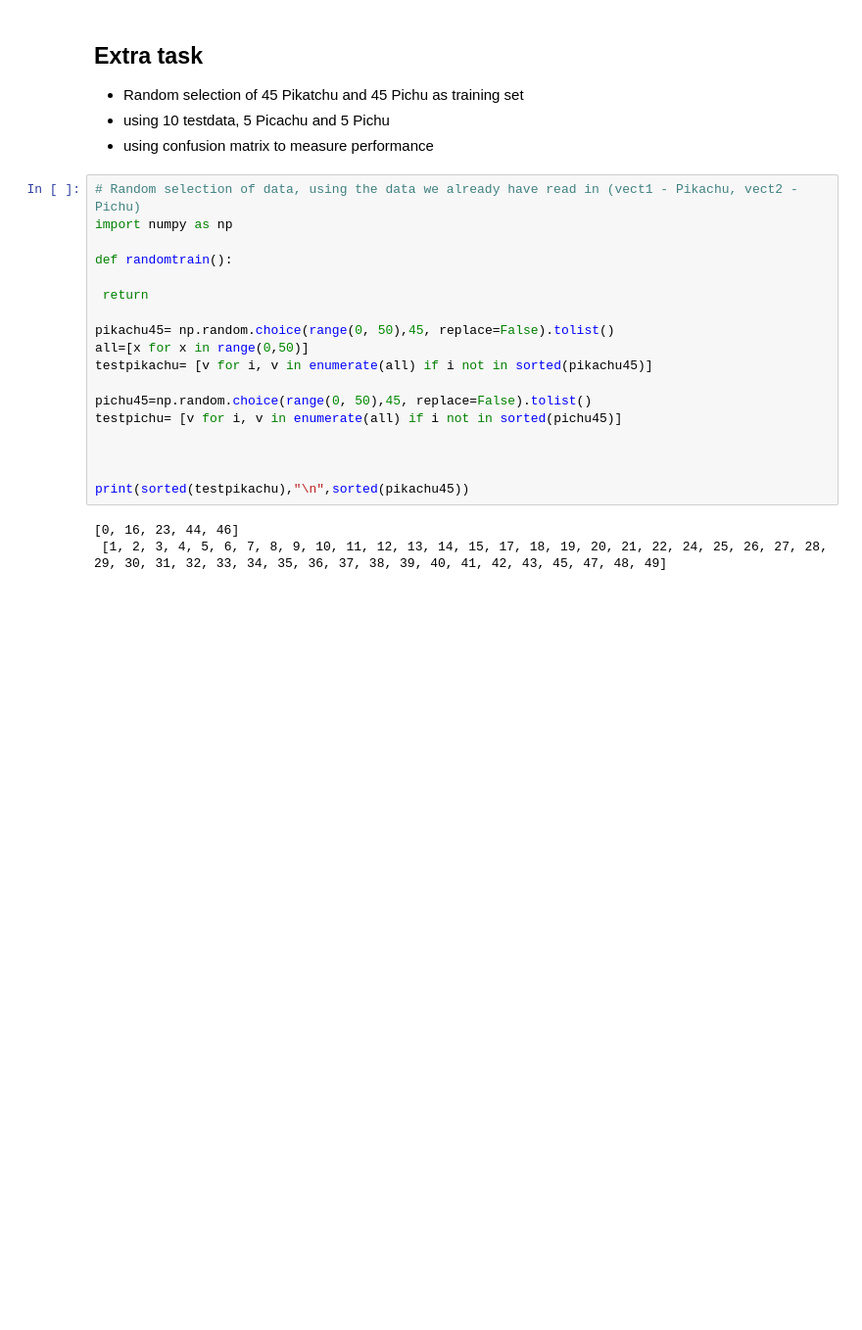
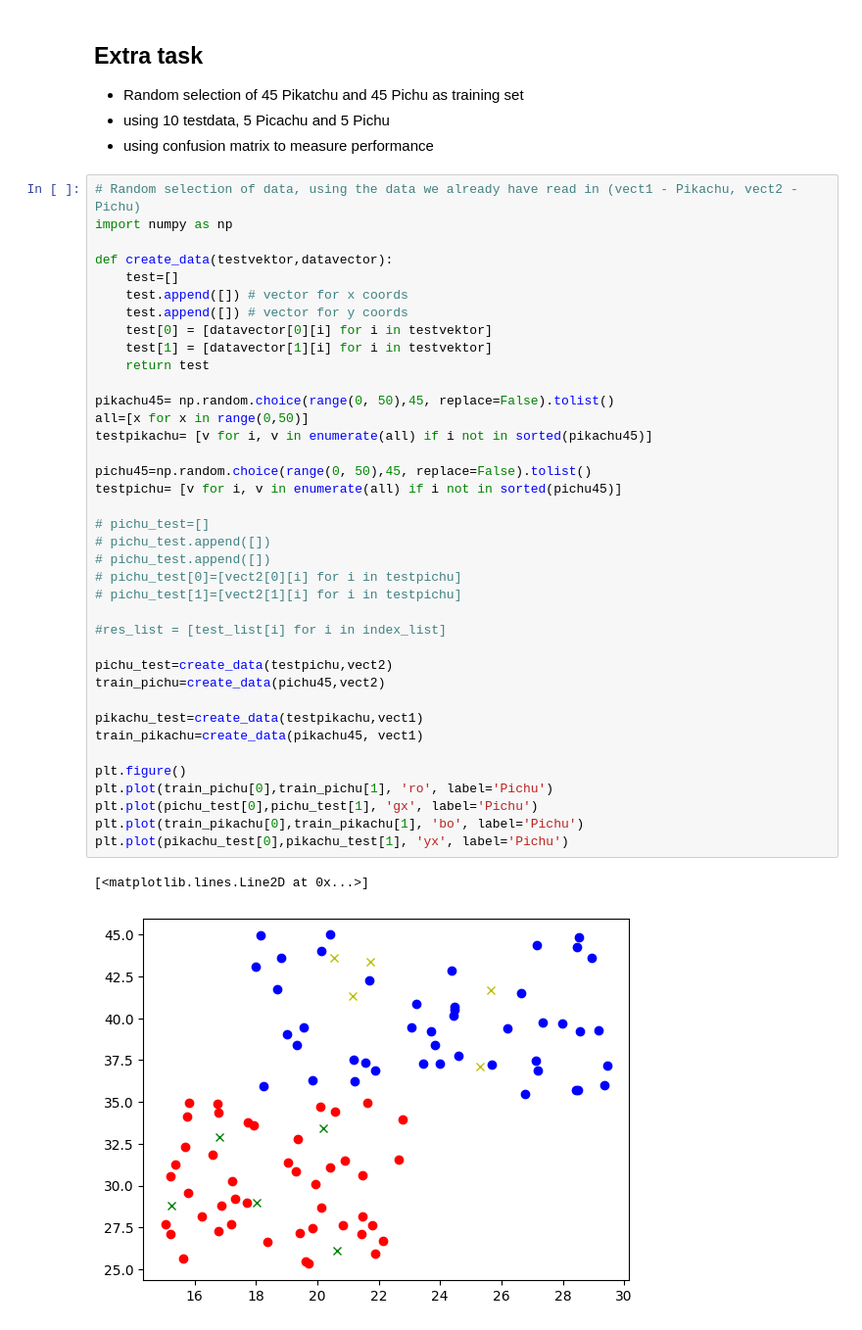
Before and after one commit to danlundh67/Classification-Python, a Jupyter notebook: classification.ipynb, the cells around one changed output. Shown at 98% size. Saved outputs shown, nothing was run; the diff lists cells and outputs as text; blank space fills up the shorter version.

```diff
--- a/classification.ipynb
+++ b/classification.ipynb
@@ -285,21 +285,41 @@ Sample with (width, height): (22,33) classified as Pichu favour 5 to 0
 # %%
 # Random selection of data, using the data we already have read in (vect1 - Pikachu, vect2 - Pichu)
 import numpy as np
 
-def randomtrain():
-
- return
+def create_data(testvektor,datavector):
+    test=[]
+    test.append([]) # vector for x coords
+    test.append([]) # vector for y coords
+    test[0] = [datavector[0][i] for i in testvektor]
+    test[1] = [datavector[1][i] for i in testvektor]
+    return test
 
 pikachu45= np.random.choice(range(0, 50),45, replace=False).tolist()
 all=[x for x in range(0,50)]
 testpikachu= [v for i, v in enumerate(all) if i not in sorted(pikachu45)]
 
 pichu45=np.random.choice(range(0, 50),45, replace=False).tolist()
 testpichu= [v for i, v in enumerate(all) if i not in sorted(pichu45)]
 
+# pichu_test=[]
+# pichu_test.append([])
+# pichu_test.append([])
+# pichu_test[0]=[vect2[0][i] for i in testpichu]
+# pichu_test[1]=[vect2[1][i] for i in testpichu]
 
+#res_list = [test_list[i] for i in index_list]
 
-print(sorted(testpikachu),"\n",sorted(pikachu45))
+pichu_test=create_data(testpichu,vect2)
+train_pichu=create_data(pichu45,vect2)
+
+pikachu_test=create_data(testpikachu,vect1)
+train_pikachu=create_data(pikachu45, vect1)
+
+plt.figure()
+plt.plot(train_pichu[0],train_pichu[1], 'ro', label='Pichu')
+plt.plot(pichu_test[0],pichu_test[1], 'gx', label='Pichu')
+plt.plot(train_pikachu[0],train_pikachu[1], 'bo', label='Pichu')
+plt.plot(pikachu_test[0],pikachu_test[1], 'yx', label='Pichu')
 # %% [output]
-[0, 16, 23, 44, 46]
- [1, 2, 3, 4, 5, 6, 7, 8, 9, 10, 11, 12, 13, 14, 15, 17, 18, 19, 20, 21, 22, 24, 25, 26, 27, 28, 29, 30, 31, 32, 33, 34, 35, 36, 37, 38, 39, 40, 41, 42, 43, 45, 47, 48, 49]
+[<matplotlib.lines.Line2D at 0x...>]
+[figure, added]
```
Also changed, not shown: parts of 4 cells of this notebook.
